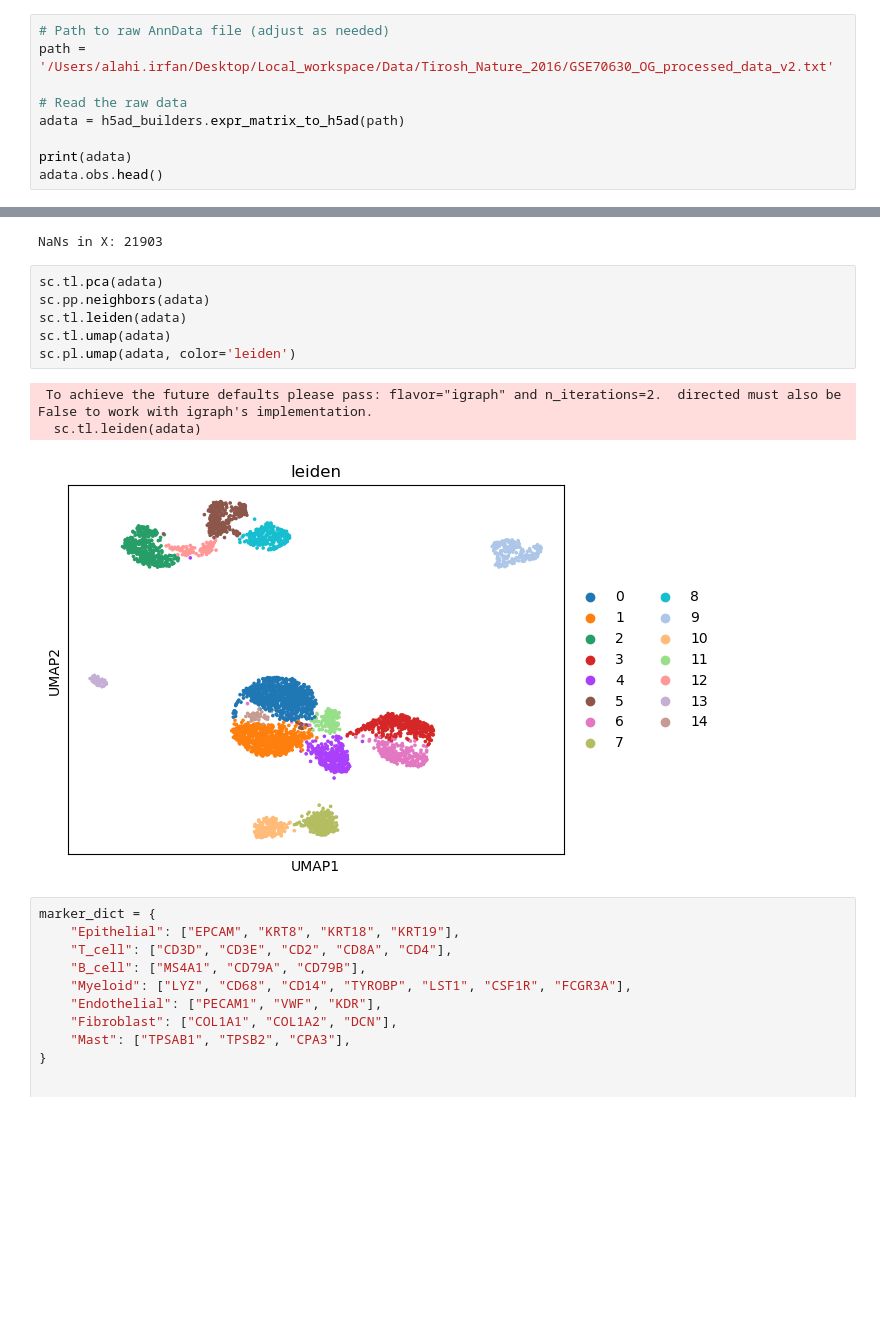
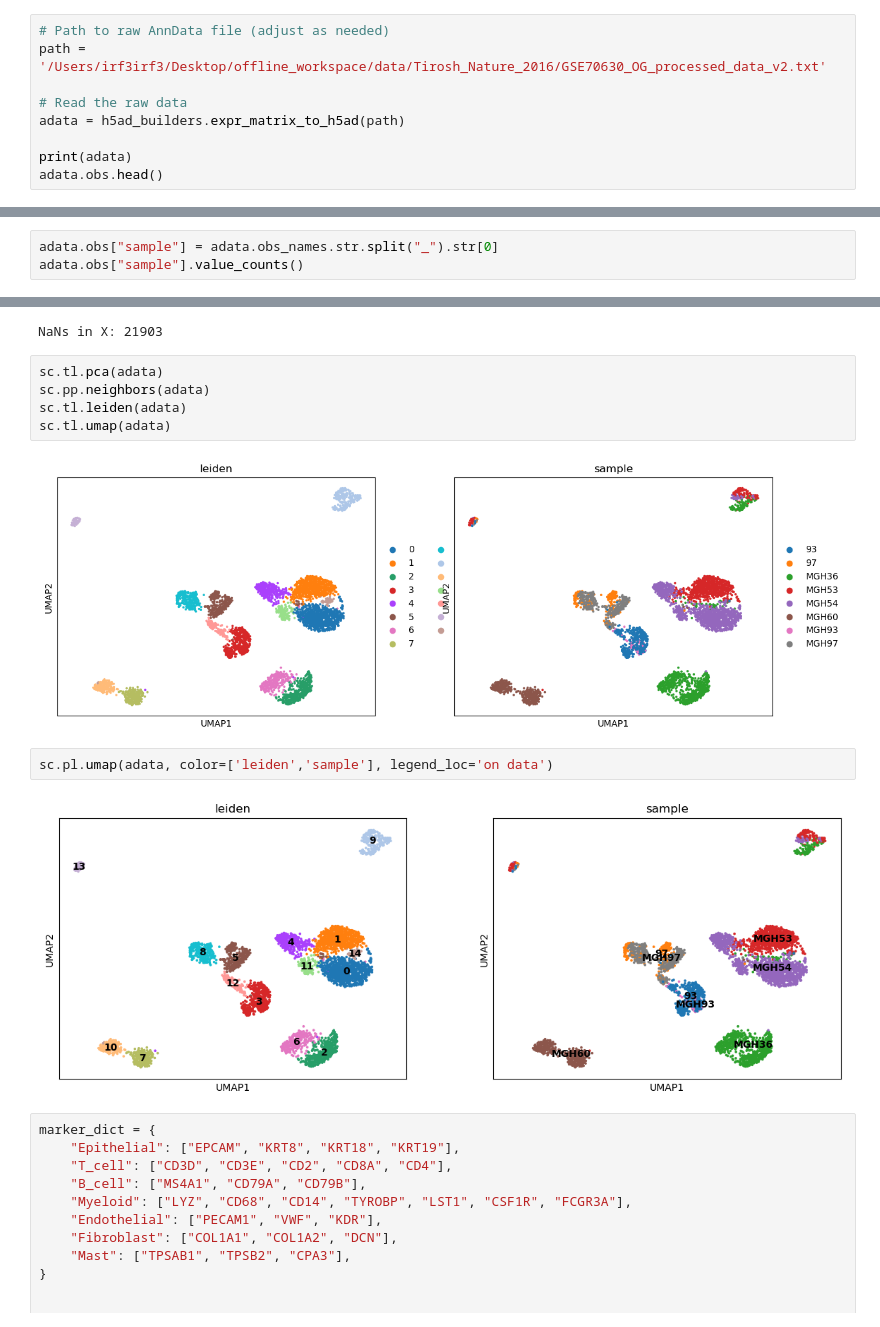
Before and after one commit to Irfanwustl/scRNA-seq-pipeline, a Jupyter notebook: examples/Tirosh_Nature_2016.ipynb, the cells around one changed output, grey strips where cells are left out. Saved outputs shown, nothing was run; the diff lists cells and outputs as text; blank space fills up the shorter version.

```diff
--- a/examples/Tirosh_Nature_2016.ipynb
+++ b/examples/Tirosh_Nature_2016.ipynb
@@ -14,7 +14,7 @@ sys.path.append(os.path.abspath(".."))
 from scrna_pipeline import h5ad_builders, standard_scrna_pipeline, annotation
 # %%
 # Path to raw AnnData file (adjust as needed)
-path = '/Users/alahi.irfan/Desktop/Local_workspace/Data/Tirosh_Nature_2016/GSE70630_OG_processed_data_v2.txt'
+path = '/Users/irf3irf3/Desktop/offline_workspace/data/Tirosh_Nature_2016/GSE70630_OG_processed_data_v2.txt'
 
 # Read the raw data
 adata = h5ad_builders.expr_matrix_to_h5ad(path)
@@ -97,0 +50,3 @@ AnnData object with n_obs × n_vars = 4347 × 2000
+# %%
+adata.obs["sample"] = adata.obs_names.str.split("_").str[0]
+adata.obs["sample"].value_counts()
@@ -111,13 +77,14 @@ NaNs in X: 21903
 # %%
 sc.tl.pca(adata)
 sc.pp.neighbors(adata)
 sc.tl.leiden(adata)
 sc.tl.umap(adata)
-sc.pl.umap(adata, color='leiden')
 # %% [output]
- To achieve the future defaults please pass: flavor="igraph" and n_iterations=2.  directed must also be False to work with igraph's implementation.
-  sc.tl.leiden(adata)
-[figure, old version]
+[figure, new version]
+# %%
+sc.pl.umap(adata, color=['leiden','sample'], legend_loc='on data')
+# %% [output]
+[figure, added]
 # %%
 marker_dict = {
     "Epithelial": ["EPCAM", "KRT8", "KRT18", "KRT19"],
```
Also changed, not shown: parts of 14 cells of this notebook.
